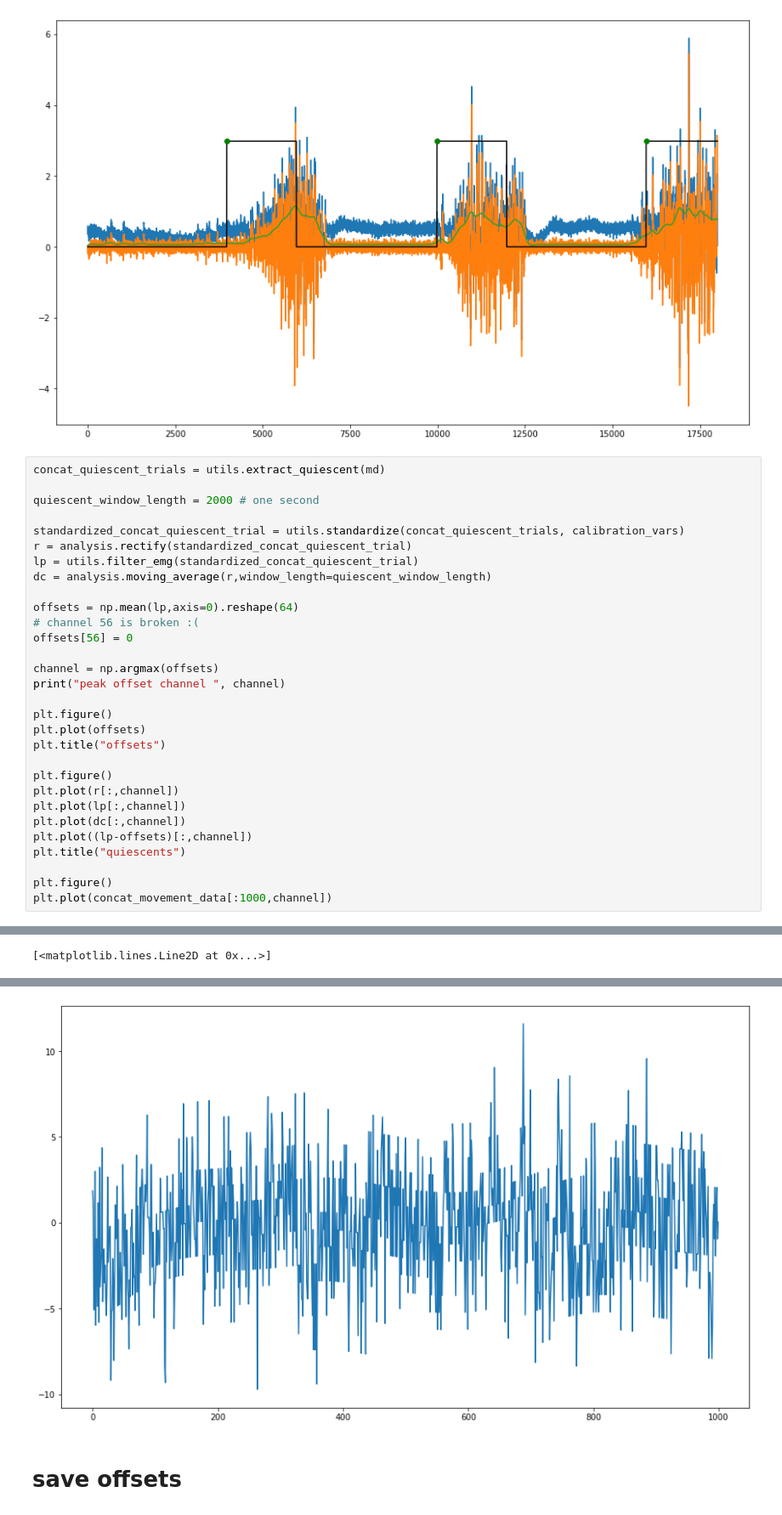
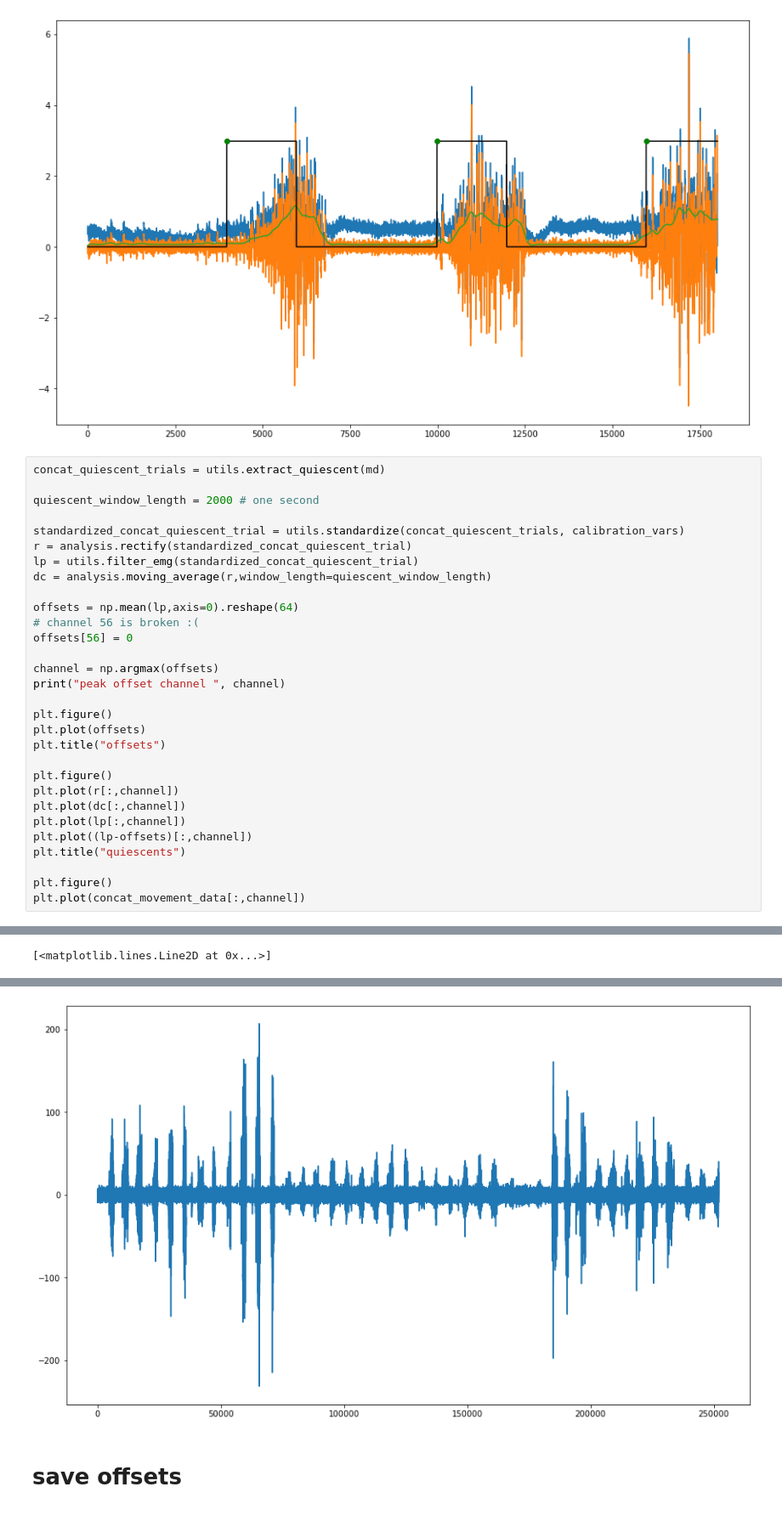
Before and after one commit to spewil/kyberphysics, a Jupyter notebook: notebooks/mappings.ipynb, the cells around one changed output, grey strips where cells are left out. Shown at 85% size. Cells and saved outputs as stored; diff of their text form.

```diff
--- a/notebooks/mappings.ipynb
+++ b/notebooks/mappings.ipynb
@@ -292,13 +292,13 @@ plt.title("offsets")
 
 plt.figure()
 plt.plot(r[:,channel])
+plt.plot(dc[:,channel])
 plt.plot(lp[:,channel])
-plt.plot(dc[:,channel])
 plt.plot((lp-offsets)[:,channel])
 plt.title("quiescents")
 
 plt.figure()
-plt.plot(concat_movement_data[:1000,channel])
+plt.plot(concat_movement_data[:,channel])
 # %% [output]
 (63000, 64)
 -0.03930619221318606 1.120657487692162
@@ -312,4 +312,4 @@ peak offset channel  5
-[figure, old version]
+[figure, new version]
 # %% [markdown]
 # save offsets
 # %%
```
Also changed, not shown: parts of 8 cells of this notebook.
